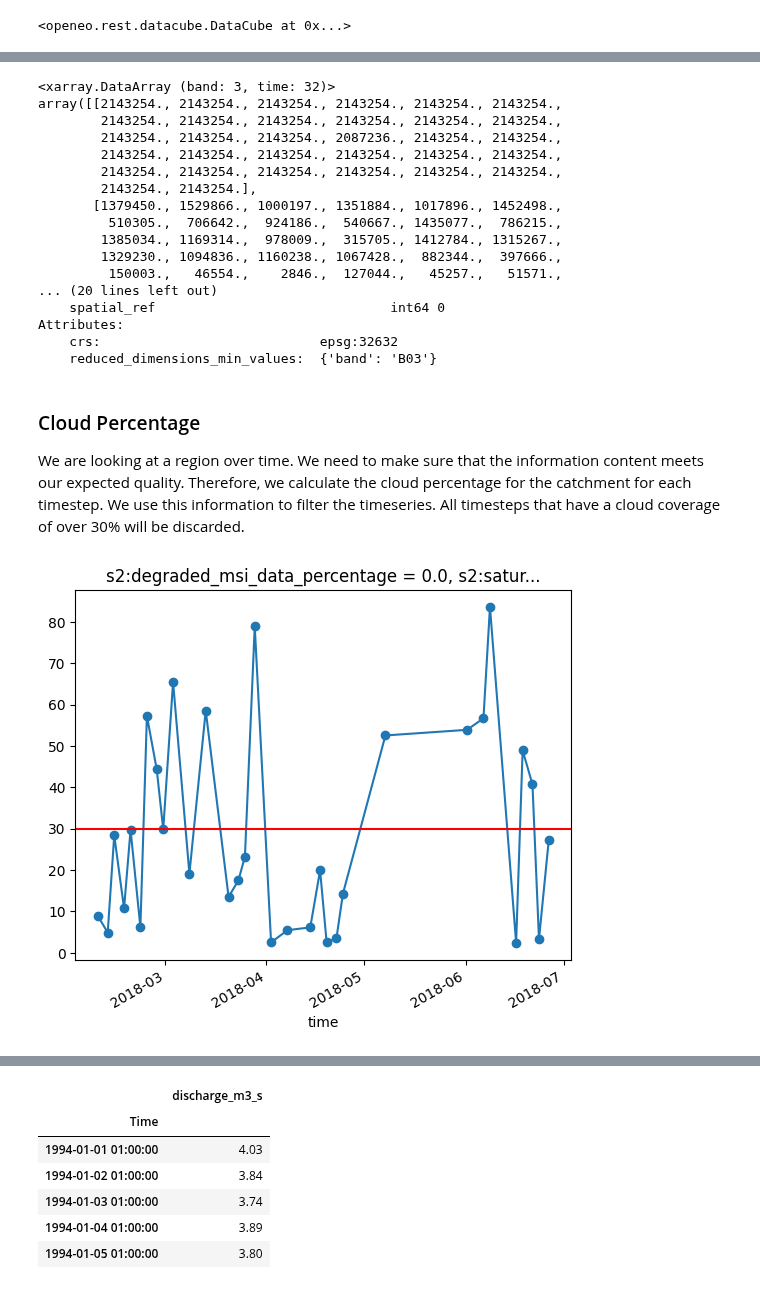
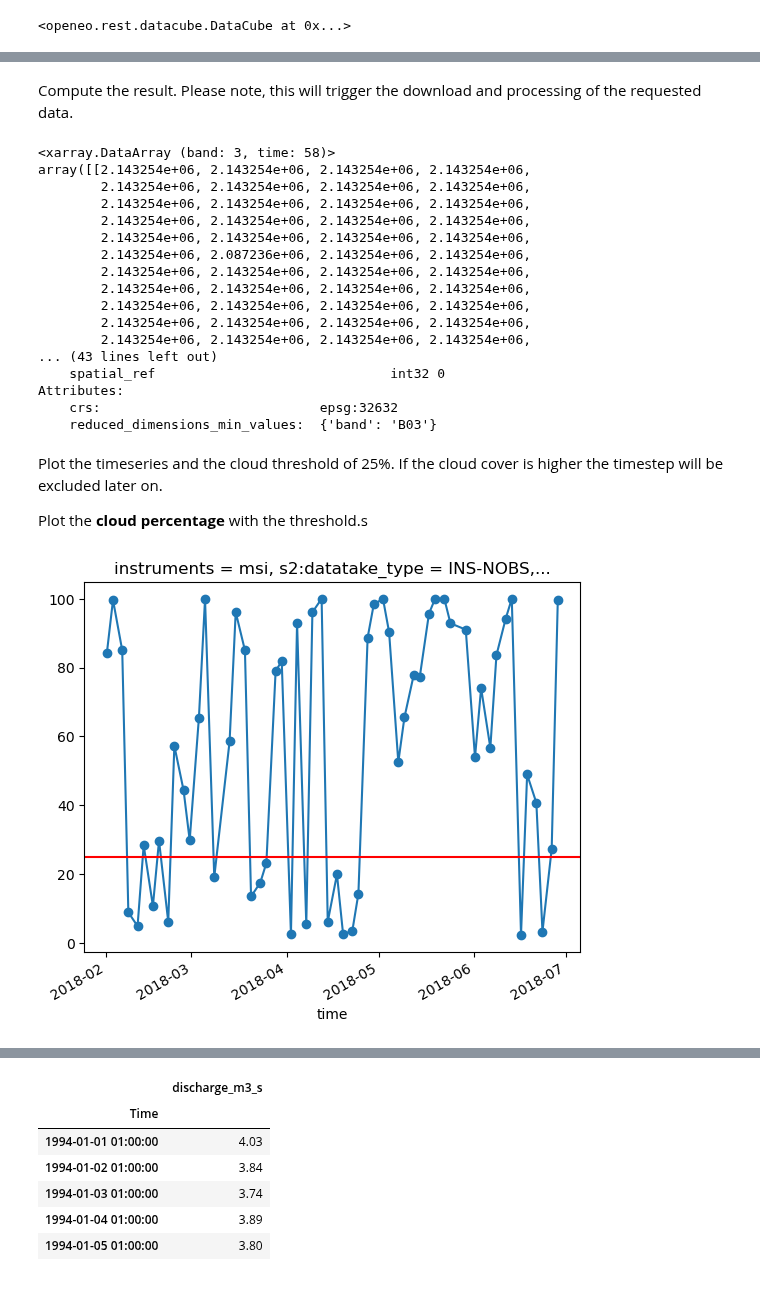
Before and after one commit to EO-College/cubes-and-clouds, a Jupyter notebook: lectures/3.1_data_processing/exercises/31_data_processing_stac.ipynb, the cells around one changed output, grey strips where cells are left out. Saved outputs shown, nothing was run; the diff lists cells and outputs as text; code cells hidden in the pictures.

```diff
--- a/lectures/3.1_data_processing/exercises/31_data_processing_stac.ipynb
+++ b/lectures/3.1_data_processing/exercises/31_data_processing_stac.ipynb
@@ -164,7 +165,7 @@ So far we have a timeseries of NDSI values. We are intereseted in the presence o
 To achieve this we are setting a threshold of 0.4 on the NDSI. This gives us a binary snow map.
 # %%
 ndsi_mask = ( ndsi > 0.4 )
-snowmap = ndsi_mask.add_dimension(name="band",label="snowmap",type="bands")
+snowmap = ndsi_mask.add_dimension(name="band",label="snow_map",type="bands")
 snowmap
 # %% [output]
 <openeo.rest.datacube.DataCube at 0x...>
@@ -209,2 +234,3 @@ snow_cloud_map
 # %%
-snow_cloud_map_xr = snow_cloud_map.reduce_spatial(reducer="sum").execute()
+snow_cloud_map_timeseries = snow_cloud_map.reduce_spatial(reducer="sum")
+snow_cloud_map_timeseries
@@ -210,0 +241,3 @@ snow_cloud_map_xr = snow_cloud_map.reduce_spatial(reducer="sum").execute()
+# %%
+snow_cloud_map_timeseries_xr = snow_cloud_map_timeseries.execute()
+snow_cloud_map_timeseries_xr
@@ -211,34 +268,37 @@ snow_cloud_map_xr = snow_cloud_map.reduce_spatial(reducer="sum").execute()
+# %% [markdown]
+Compute the result. Please note, this will trigger the download and processing of the requested data.
 # %%
-snow_cloud_map_xr = snow_cloud_map_xr.compute()
+snow_cloud_map_timeseries_xr = snow_cloud_map_timeseries_xr.compute()
 # %%
-snow_cloud_map_xr
+snow_cloud_map_timeseries_xr
 # %% [output]
-<xarray.DataArray (band: 3, time: 32)>
-array([[2143254., 2143254., 2143254., 2143254., 2143254., 2143254.,
-        2143254., 2143254., 2143254., 2143254., 2143254., 2143254.,
-        2143254., 2143254., 2143254., 2087236., 2143254., 2143254.,
-        2143254., 2143254., 2143254., 2143254., 2143254., 2143254.,
-        2143254., 2143254., 2143254., 2143254., 2143254., 2143254.,
-        2143254., 2143254.],
-       [1379450., 1529866., 1000197., 1351884., 1017896., 1452498.,
-         510305.,  706642.,  924186.,  540667., 1435077.,  786215.,
-        1385034., 1169314.,  978009.,  315705., 1412784., 1315267.,
-        1329230., 1094836., 1160238., 1067428.,  882344.,  397666.,
-         150003.,   46554.,    2846.,  127044.,   45257.,   51571.,
-... (20 lines left out)
-    spatial_ref                              int64 0
+<xarray.DataArray (band: 3, time: 58)>
+array([[2.143254e+06, 2.143254e+06, 2.143254e+06, 2.143254e+06,
+        2.143254e+06, 2.143254e+06, 2.143254e+06, 2.143254e+06,
+        2.143254e+06, 2.143254e+06, 2.143254e+06, 2.143254e+06,
+        2.143254e+06, 2.143254e+06, 2.143254e+06, 2.143254e+06,
+        2.143254e+06, 2.143254e+06, 2.143254e+06, 2.143254e+06,
+        2.143254e+06, 2.087236e+06, 2.143254e+06, 2.143254e+06,
+        2.143254e+06, 2.143254e+06, 2.143254e+06, 2.143254e+06,
+        2.143254e+06, 2.143254e+06, 2.143254e+06, 2.143254e+06,
+        2.143254e+06, 2.143254e+06, 2.143254e+06, 2.143254e+06,
+        2.143254e+06, 2.143254e+06, 2.143254e+06, 2.143254e+06,
+        2.143254e+06, 2.143254e+06, 2.143254e+06, 2.143254e+06,
+... (43 lines left out)
+    spatial_ref                              int32 0
 Attributes:
     crs:                            epsg:32632
     reduced_dimensions_min_values:  {'band': 'B03'}
 # %% [markdown]
-### Cloud Percentage
-We are looking at a region over time. We need to make sure that the information content meets our expected quality. Therefore, we calculate the cloud percentage for the catchment for each timestep. We use this information to filter the timeseries. All timesteps that have a cloud coverage of over 30% will be discarded.
+Plot the timeseries and the cloud threshold of 25%. If the cloud cover is higher the timestep will be excluded later on.
+
+Plot the **cloud percentage** with the threshold.s
 # %%
-cloud_percent = (snow_cloud_map_xr.loc[dict(band="cloud_mask")] / snow_cloud_map_xr.loc[dict(band="valid_px")]) * 100
+cloud_percent = (snow_cloud_map_timeseries_xr.loc[dict(band="cloud_mask")] / snow_cloud_map_timeseries_xr.loc[dict(band="valid_px")]) * 100
 cloud_percent.plot(marker='o')
 # plot the cloud percentage and a threshold
-plt.axhline(y = 30, color = "r", linestyle = "-")
+plt.axhline(y = 25, color = "r", linestyle = "-")
 plt.show()
 # %% [output]
-[figure, old version]
+[figure, new version]
 # %% [markdown]
```
Also changed, not shown: parts of 25 cells of this notebook.
